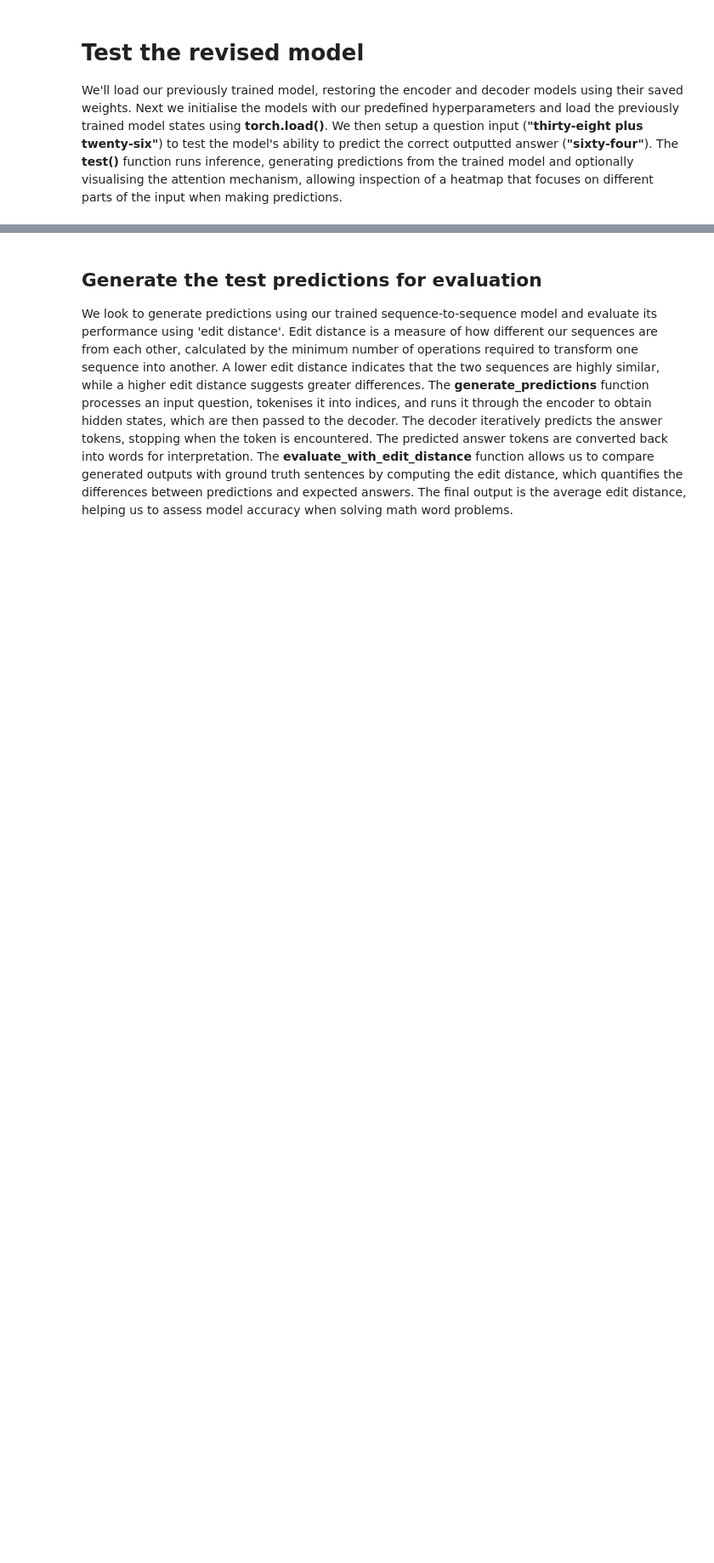
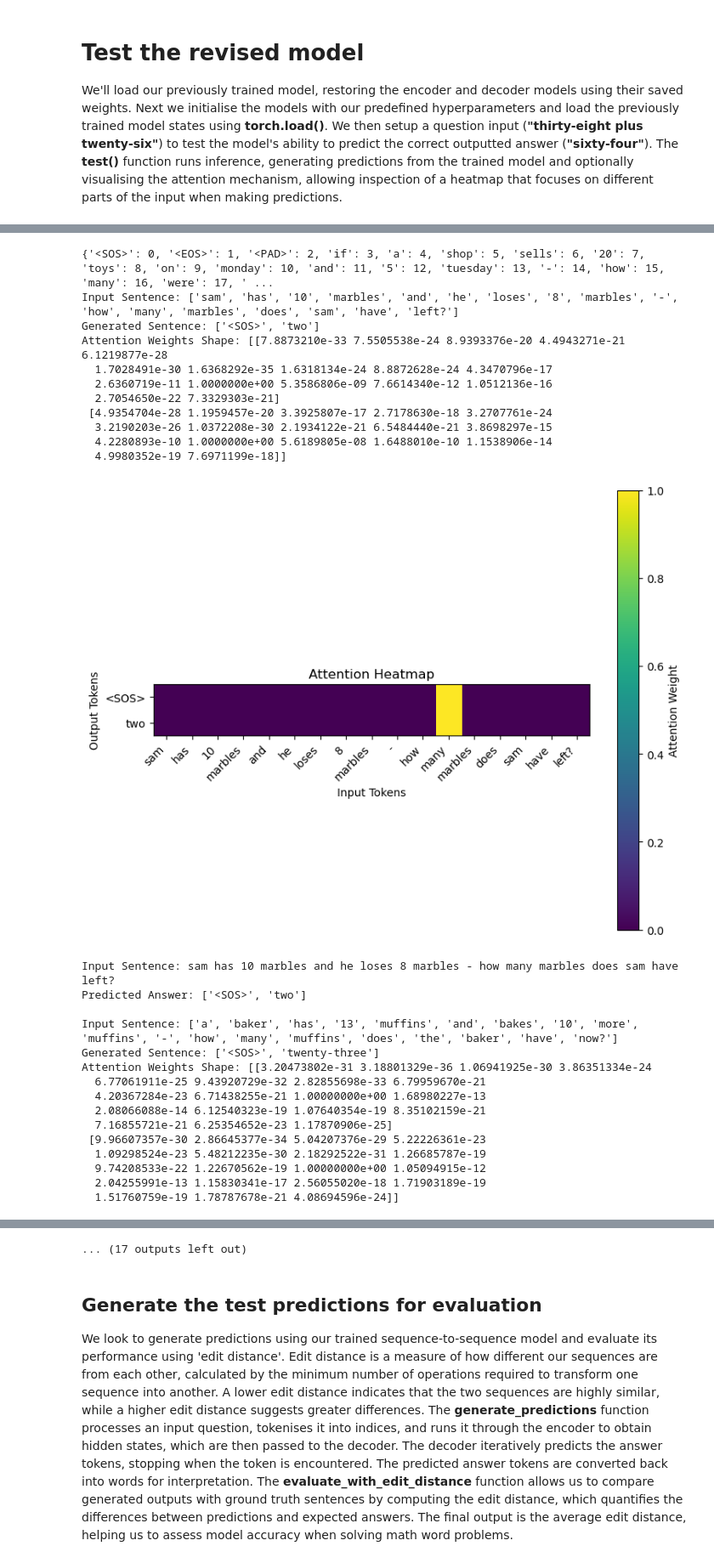
Before and after one commit to spanersoraferty/math-problem-assistant, a Jupyter notebook: math_word_problem_assistant_seq2seq_model.ipynb, the cells around one changed output, grey strips where cells are left out. Shown at 85% size. Saved outputs shown, nothing was run; the diff lists cells and outputs as text; code cells hidden in the pictures; blank space fills up the shorter version.

Commit message:
Model retrained and report completed

```diff
--- a/math_word_problem_assistant_seq2seq_model.ipynb
+++ b/math_word_problem_assistant_seq2seq_model.ipynb
@@ -844,0 +704,67 @@ Attention Weights Shape: [[8.84172711e-21 1.70710383e-40 3.30616810e-29 2.504597
+# %%
+print(word_to_index)
+# load the trained model
+input_size = len(word_to_index)  # Same as during training
+output_size = len(word_to_index)
+hidden_size = 256  # Same as during training
+# Initialise the encoder and decoder
+encoder = Encoder(input_size, hidden_size)
+decoder = Decoder(output_size, hidden_size)
+# Load the trained weights
+encoder.load_state_dict(torch.load("math_problem_encoder.pth"))
+decoder.load_state_dict(torch.load("math_problem_decoder.pth"))
+
+# Define a list of input sentences to test the trained model
+input_questions = [
+    "sam has 10 marbles and he loses 8 marbles - how many marbles does sam have left?", #two
+    "a baker has 13 muffins and bakes 10 more muffins - how many muffins does the baker have now?", #twenty-three
+    "a train travels 15 miles in the morning and 17 miles in the evening - what is the total distance travelled?", #thirty-two
+    "if a shop sells 5 toys on monday and 15 toys on tuesday - how many toys were sold in total?", #minus-ten
+    "if a shop sells 15 toys on monday and 16 toys on tuesday - how many toys were sold in total?", #minus-one
+    "a train travels 8 miles in the morning and 11 miles in the evening - what is the total distance travelled?", #nineteen
+    "if a shop sells 16 toys on monday and 2 toys on tuesday - how many toys were sold in total?", #fourteen
+    "there are 7 pencils in one box and 18 pencils in another box - how many pencils are there altogether?", #twenty-five
+    "if 6 apples are added to 19 apples - how many apples are there in total?", #twenty-five
+    "if 17 apples are added to 17 apples - how many apples are there in total?", #thirty-four
+    "sam has 15 marbles and he loses 1 marbles - how many marbles does sam have left?", #fourteen
+    "there are 9 pencils in one box and 18 pencils in another box - how many pencils are there altogether?", #twenty-seven
+    "there are 1 pencils in one box and 17 pencils in another box - how many pencils are there altogether?", #eighteen
+    "a train travels 12 miles in the morning and 16 miles in the evening - what is the total distance travelled?", #twenty-eight
+]
+
+# Loop through each input sentence and generate predictions
+for input_question in input_questions:
+    # Use the trained encoder and decoder models to predict the answer
+    test_token_indices_to_words = test(encoder, decoder, input_question, word_to_index, index_to_word, with_attention_plot=True)
+    # Print the input sentence to verify the test data
+    print(f"Input Sentence: {input_question}")
+    # Print the predicted answer generated by the model
+    print(f"Predicted Answer: {test_token_indices_to_words}\n")
+# %% [output]
+{'<SOS>': 0, '<EOS>': 1, '<PAD>': 2, 'if': 3, 'a': 4, 'shop': 5, 'sells': 6, '20': 7, 'toys': 8, 'on': 9, 'monday': 10, 'and': 11, '5': 12, 'tuesday': 13, '-': 14, 'how': 15, 'many': 16, 'were': 17, ' ...
+Input Sentence: ['sam', 'has', '10', 'marbles', 'and', 'he', 'loses', '8', 'marbles', '-', 'how', 'many', 'marbles', 'does', 'sam', 'have', 'left?']
+Generated Sentence: ['<SOS>', 'two']
+Attention Weights Shape: [[7.8873210e-33 7.5505538e-24 8.9393376e-20 4.4943271e-21 6.1219877e-28
+  1.7028491e-30 1.6368292e-35 1.6318134e-24 8.8872628e-24 4.3470796e-17
+  2.6360719e-11 1.0000000e+00 5.3586806e-09 7.6614340e-12 1.0512136e-16
+  2.7054650e-22 7.3329303e-21]
+ [4.9354704e-28 1.1959457e-20 3.3925807e-17 2.7178630e-18 3.2707761e-24
+  3.2190203e-26 1.0372208e-30 2.1934122e-21 6.5484440e-21 3.8698297e-15
+  4.2280893e-10 1.0000000e+00 5.6189805e-08 1.6488010e-10 1.1538906e-14
+  4.9980352e-19 7.6971199e-18]]
+[figure, added]
+Input Sentence: sam has 10 marbles and he loses 8 marbles - how many marbles does sam have left?
+Predicted Answer: ['<SOS>', 'two']
+
+Input Sentence: ['a', 'baker', 'has', '13', 'muffins', 'and', 'bakes', '10', 'more', 'muffins', '-', 'how', 'many', 'muffins', 'does', 'the', 'baker', 'have', 'now?']
+Generated Sentence: ['<SOS>', 'twenty-three']
+Attention Weights Shape: [[3.20473802e-31 3.18801329e-36 1.06941925e-30 3.86351334e-24
+  6.77061911e-25 9.43920729e-32 2.82855698e-33 6.79959670e-21
+  4.20367284e-23 6.71438255e-21 1.00000000e+00 1.68980227e-13
+  2.08066088e-14 6.12540323e-19 1.07640354e-19 8.35102159e-21
+  7.16855721e-21 6.25354652e-23 1.17870906e-25]
+ [9.96607357e-30 2.86645377e-34 5.04207376e-29 5.22226361e-23
+  1.09298524e-23 5.48212235e-30 2.18292522e-31 1.26685787e-19
+  9.74208533e-22 1.22670562e-19 1.00000000e+00 1.05094915e-12
+  2.04255991e-13 1.15830341e-17 2.56055020e-18 1.71903189e-19
+  1.51760759e-19 1.78787678e-21 4.08694596e-24]]
@@ -845,3 +838,4 @@ Attention Weights Shape: [[8.84172711e-21 1.70710383e-40 3.30616810e-29 2.504597
+... (17 outputs left out)
 # %% [markdown]
 ## Generate the test predictions for evaluation
 
```
Also changed, not shown: parts of 10 cells of this notebook, 8 other files.
